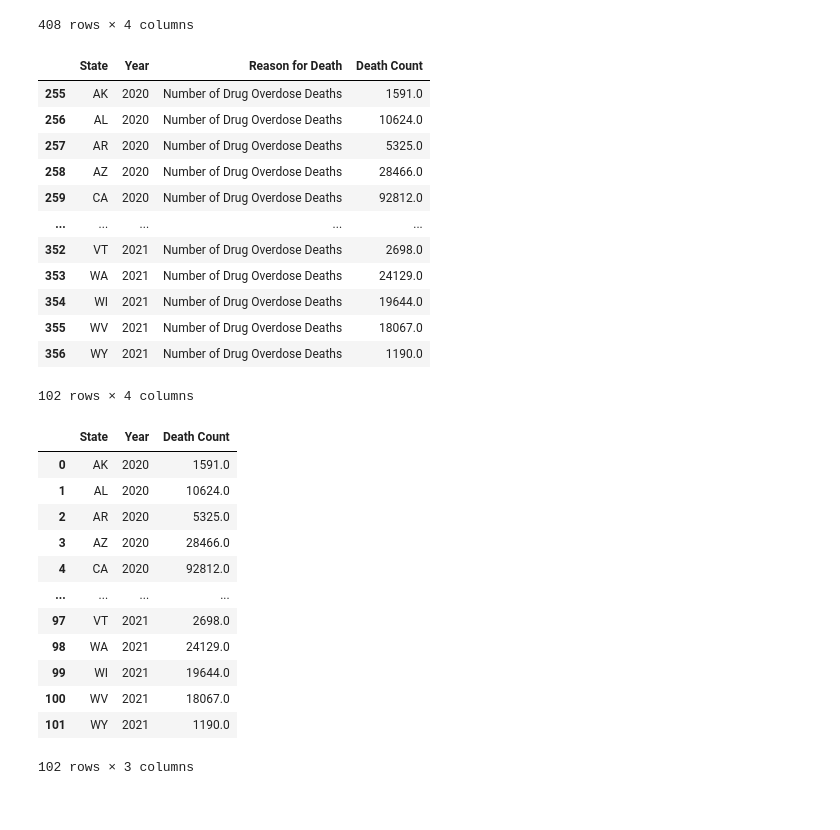
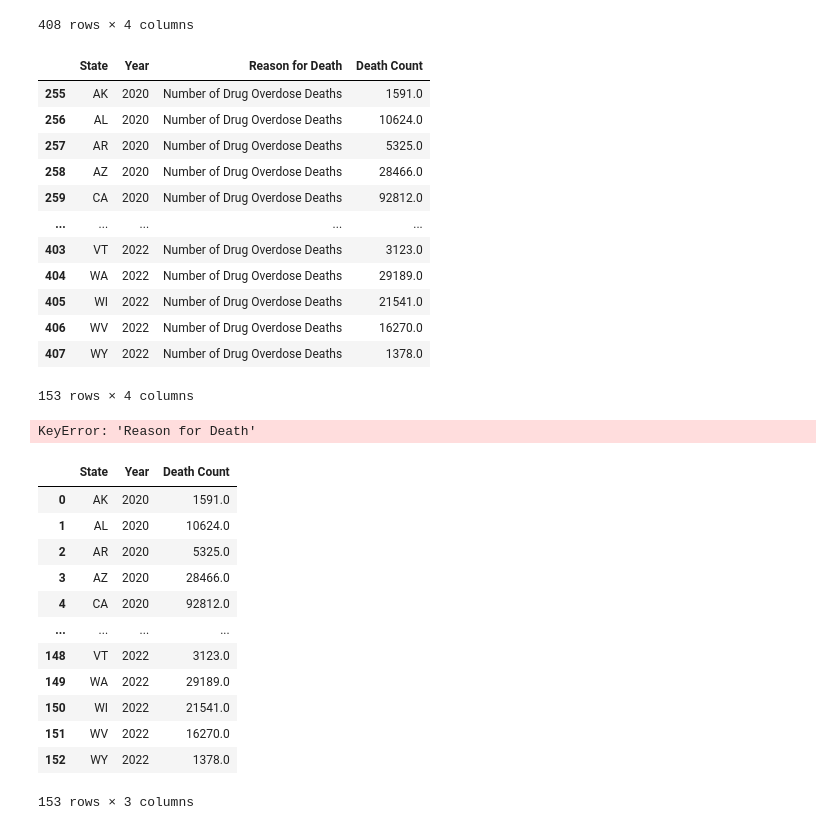
Before and after one commit to JasonCasperson/UTAUSTINPROJECT1, a Jupyter notebook: drug_overdose_data-1.ipynb, the cells around one changed output. Cells and saved outputs as stored; diff of their text form; code cells hidden in the pictures.

```diff
--- a/drug_overdose_data-1.ipynb
+++ b/drug_overdose_data-1.ipynb
@@ -374,25 +404,27 @@ state_deaths
 # %%
 #filtering for years 2020 and 2021
 filter_years = state_deaths.loc[(state_deaths["Year"] == 2020) |
-                                        (state_deaths["Year"] == 2021)]
+                                        (state_deaths["Year"] == 2021) | (state_deaths["Year"] == 2022)]
 
 filter_years
 # %% [output]
 |  | State | Year | Reason for Death | Death Count |
 | 255 | AK | 2020 | Number of Drug Overdose Deaths | 1591.0 |
 | 256 | AL | 2020 | Number of Drug Overdose Deaths | 10624.0 |
 | 257 | AR | 2020 | Number of Drug Overdose Deaths | 5325.0 |
 | 258 | AZ | 2020 | Number of Drug Overdose Deaths | 28466.0 |
 | 259 | CA | 2020 | Number of Drug Overdose Deaths | 92812.0 |
 | ... | ... | ... | ... | ... |
-| 352 | VT | 2021 | Number of Drug Overdose Deaths | 2698.0 |
-| 353 | WA | 2021 | Number of Drug Overdose Deaths | 24129.0 |
-| 354 | WI | 2021 | Number of Drug Overdose Deaths | 19644.0 |
-| 355 | WV | 2021 | Number of Drug Overdose Deaths | 18067.0 |
-| 356 | WY | 2021 | Number of Drug Overdose Deaths | 1190.0 |
+| 403 | VT | 2022 | Number of Drug Overdose Deaths | 3123.0 |
+| 404 | WA | 2022 | Number of Drug Overdose Deaths | 29189.0 |
+| 405 | WI | 2022 | Number of Drug Overdose Deaths | 21541.0 |
+| 406 | WV | 2022 | Number of Drug Overdose Deaths | 16270.0 |
+| 407 | WY | 2022 | Number of Drug Overdose Deaths | 1378.0 |
-102 rows × 4 columns
+153 rows × 4 columns
 # %%
 del filter_years['Reason for Death']
+# %% [output]
+KeyError: 'Reason for Death'
 # %%
 df=filter_years.reset_index(drop=True)
 df
@@ -404,12 +436,12 @@ df
 | 3 | AZ | 2020 | 28466.0 |
 | 4 | CA | 2020 | 92812.0 |
 | ... | ... | ... | ... |
-| 97 | VT | 2021 | 2698.0 |
-| 98 | WA | 2021 | 24129.0 |
-| 99 | WI | 2021 | 19644.0 |
-| 100 | WV | 2021 | 18067.0 |
-| 101 | WY | 2021 | 1190.0 |
+| 148 | VT | 2022 | 3123.0 |
+| 149 | WA | 2022 | 29189.0 |
+| 150 | WI | 2022 | 21541.0 |
+| 151 | WV | 2022 | 16270.0 |
+| 152 | WY | 2022 | 1378.0 |
-102 rows × 3 columns
+153 rows × 3 columns
 # %%
 df.to_csv("Resources/2020_2021.csv")
 # %%
```
Also changed, not shown: parts of 8 cells of this notebook, 2 other files.
